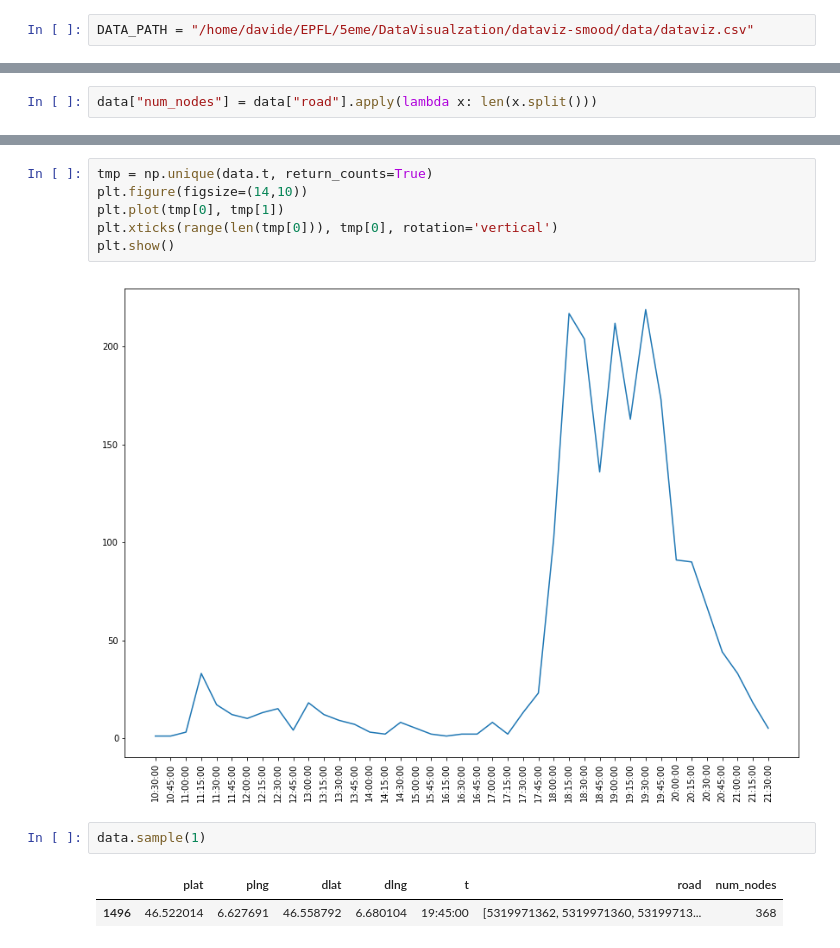
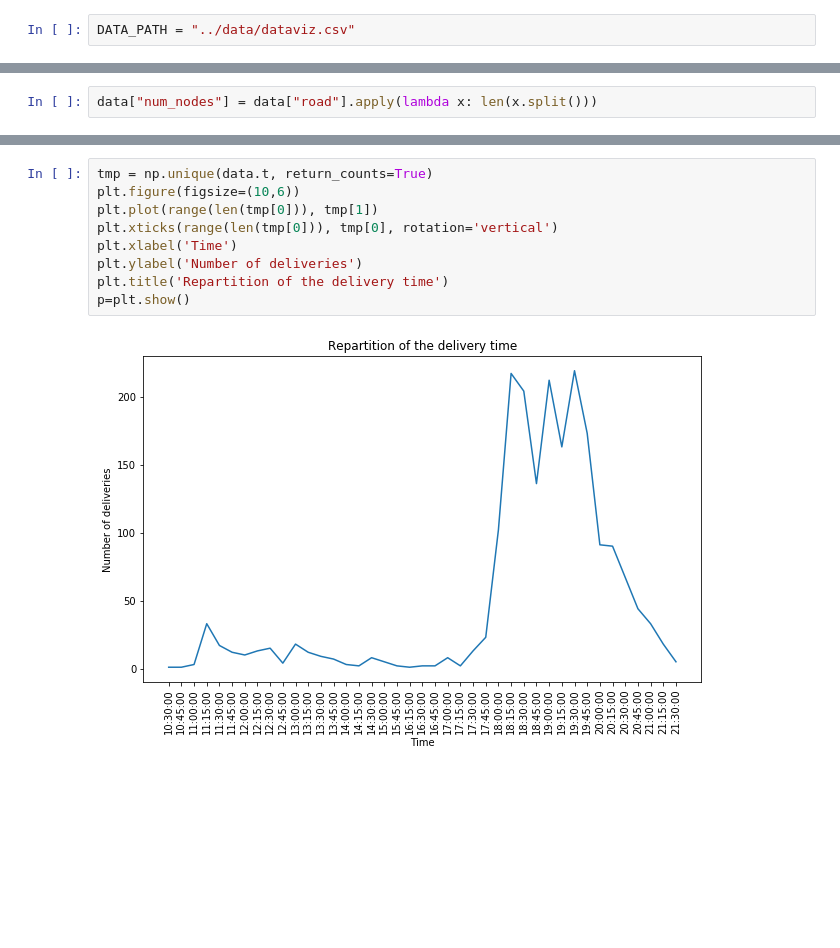
Before and after one commit to davidedidio/dataviz-smood, a Jupyter notebook: notebooks/analysis.ipynb, the cells around one changed output, grey strips where cells are left out. Saved outputs shown, nothing was run; the diff lists cells and outputs as text; blank space fills up the shorter version.

Commit message:
add metadata in dataviz_lat_lon and update analysis.ipynb

```diff
--- a/notebooks/analysis.ipynb
+++ b/notebooks/analysis.ipynb
@@ -3,6 +3,6 @@ import pandas as pd
 import matplotlib.pyplot as plt
 import numpy as np
 # %%
-DATA_PATH = "/home/davide/EPFL/5eme/DataVisualzation/dataviz-smood/data/dataviz.csv"
+DATA_PATH = "../data/dataviz.csv"
 # %%
 data = pd.read_csv(DATA_PATH)
@@ -64,13 +86,11 @@ plt.show()
 # %%
 tmp = np.unique(data.t, return_counts=True)
-plt.figure(figsize=(14,10))
-plt.plot(tmp[0], tmp[1])
+plt.figure(figsize=(10,6))
+plt.plot(range(len(tmp[0])), tmp[1])
 plt.xticks(range(len(tmp[0])), tmp[0], rotation='vertical')
-plt.show()
+plt.xlabel('Time')
+plt.ylabel('Number of deliveries')
+plt.title('Repartition of the delivery time')
+p=plt.show()
 # %% [output]
-[figure, old version]
+[figure, new version]
-# %%
-data.sample(1)
-# %% [output]
-|  | plat | plng | dlat | dlng | t | road | num_nodes |
-| 1496 | 46.522014 | 6.627691 | 46.558792 | 6.680104 | 19:45:00 | [5319971362, 5319971360, 53199713... | 368 |
```
Also changed, not shown: parts of 9 cells of this notebook, 2 other files.
